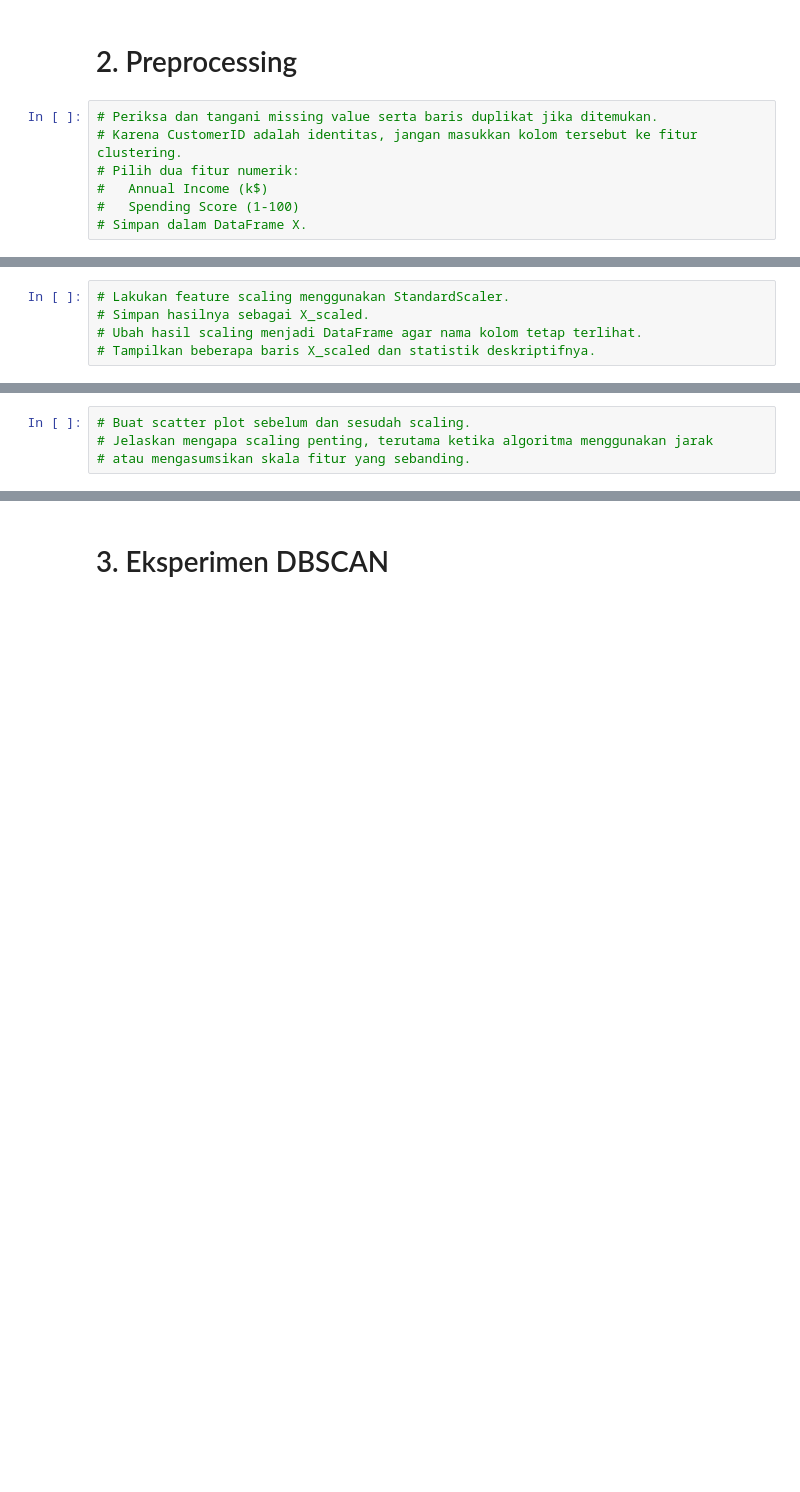
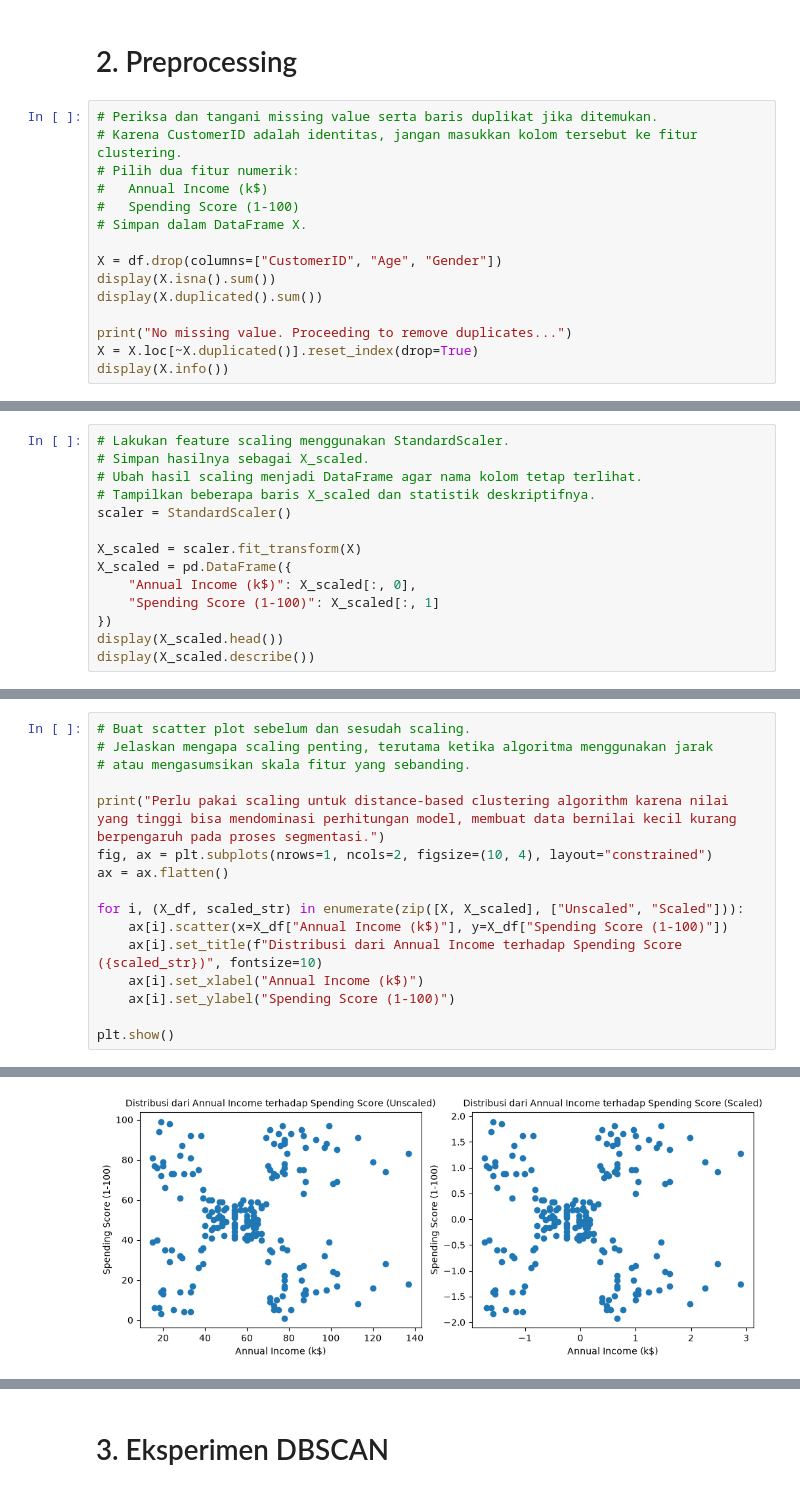
Before and after one commit to ZicoDiegoRR/Modul-Praktikum-ML-RKA, a Jupyter notebook: 7. DBSCAN, BIRCH, EM/DBSCAN_BIRCH_EM_NRP.ipynb, the cells around one changed output, grey strips where cells are left out. Drawn from its saved outputs; the diff is of its cells as text; blank space fills up the shorter version.

```diff
--- a/7. DBSCAN, BIRCH, EM/DBSCAN_BIRCH_EM_NRP.ipynb
+++ b/7. DBSCAN, BIRCH, EM/DBSCAN_BIRCH_EM_NRP.ipynb
@@ -80,3 +149,11 @@ Tuliskan pengamatan singkat:
 #   Annual Income (k$)
 #   Spending Score (1-100)
 # Simpan dalam DataFrame X.
+
+X = df.drop(columns=["CustomerID", "Age", "Gender"])
+display(X.isna().sum())
+display(X.duplicated().sum())
+
+print("No missing value. Proceeding to remove duplicates...")
+X = X.loc[~X.duplicated()].reset_index(drop=True)
+display(X.info())
@@ -85,3 +178,12 @@ Tuliskan pengamatan singkat:
 # Simpan hasilnya sebagai X_scaled.
 # Ubah hasil scaling menjadi DataFrame agar nama kolom tetap terlihat.
 # Tampilkan beberapa baris X_scaled dan statistik deskriptifnya.
+scaler = StandardScaler()
+
+X_scaled = scaler.fit_transform(X)
+X_scaled = pd.DataFrame({
+    "Annual Income (k$)": X_scaled[:, 0],
+    "Spending Score (1-100)": X_scaled[:, 1]
+})
+display(X_scaled.head())
+display(X_scaled.describe())
@@ -89,3 +207,16 @@ Tuliskan pengamatan singkat:
 # Buat scatter plot sebelum dan sesudah scaling.
 # Jelaskan mengapa scaling penting, terutama ketika algoritma menggunakan jarak
 # atau mengasumsikan skala fitur yang sebanding.
+
+print("Perlu pakai scaling untuk distance-based clustering algorithm karena nilai yang tinggi bisa mendominasi perhitungan model, membuat data bernilai kecil kurang berpengaruh pada proses segmentasi.")
+fig, ax = plt.subplots(nrows=1, ncols=2, figsize=(10, 4), layout="constrained")
+ax = ax.flatten()
+
+for i, (X_df, scaled_str) in enumerate(zip([X, X_scaled], ["Unscaled", "Scaled"])):
+    ax[i].scatter(x=X_df["Annual Income (k$)"], y=X_df["Spending Score (1-100)"])
+    ax[i].set_title(f"Distribusi dari Annual Income terhadap Spending Score ({scaled_str})", fontsize=10)
+    ax[i].set_xlabel("Annual Income (k$)")
+    ax[i].set_ylabel("Spending Score (1-100)")
+
+plt.show()
+# %% [output]
@@ -92,3 +224,4 @@ Tuliskan pengamatan singkat:
+[figure, added]
 # %% [markdown]
 **Fitur yang digunakan:** `Annual Income (k$)` dan `Spending Score (1-100)`.
 
```
Also changed, not shown: parts of 33 cells of this notebook.
